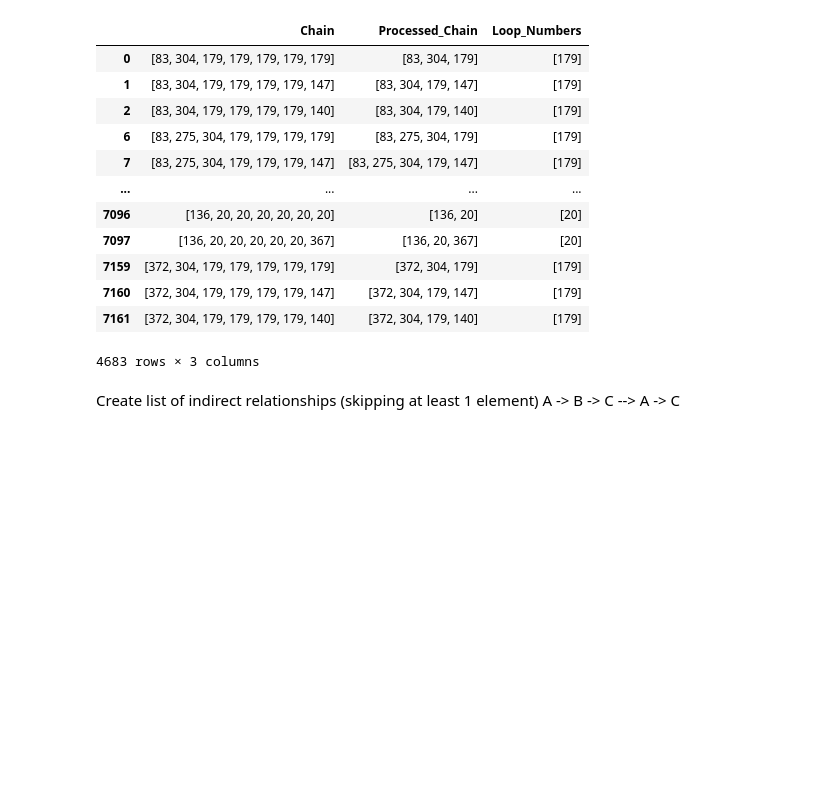
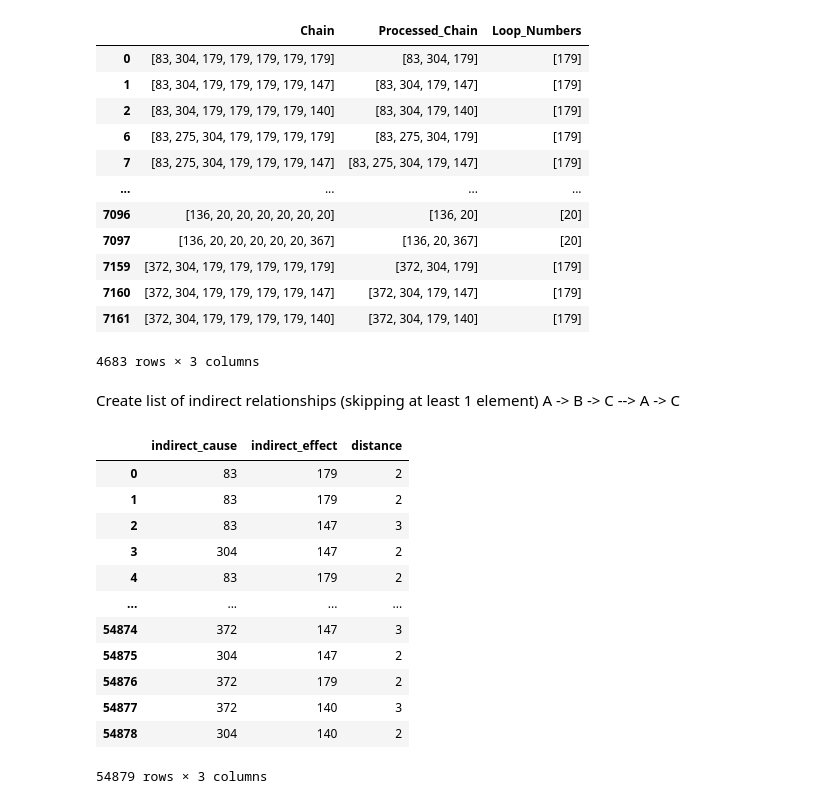
Before and after one commit to TimothyKusuma/Master-Thesis, a Jupyter notebook: ipynb_notebooks/inference_degrees.ipynb, the cells around one changed output. Cells and saved outputs as stored; diff of their text form; code cells hidden in the pictures; blank space fills up the shorter version.

```diff
--- a/ipynb_notebooks/inference_degrees.ipynb
+++ b/ipynb_notebooks/inference_degrees.ipynb
@@ -419,3 +415,37 @@ chain_filtered
 # %% [markdown]
 Create list of indirect relationships (skipping at least 1 element)
 A -> B -> C --> A -> C
+# %%
+# Function to find indirect relationships
+def find_indirect_relationships(chain):
+    relationships = []
+    for i in range(len(chain)):
+        for j in range(i + 2, len(chain)):
+            indirect_cause = chain[i]
+            indirect_effect = chain[j]
+            distance = j - i
+            relationships.append((indirect_cause, indirect_effect, distance))
+    return relationships
+
+# Process each chain to find indirect relationships
+indirect_relationships = []
+for processed_chain in chain_filtered['Processed_Chain']:
+    indirect_relationships.extend(find_indirect_relationships(processed_chain))
+
+# Create new dataframe
+indirect_df = pd.DataFrame(indirect_relationships, columns=['indirect_cause', 'indirect_effect', 'distance'])
+indirect_df
+# %% [output]
+|  | indirect_cause | indirect_effect | distance |
+| 0 | 83 | 179 | 2 |
+| 1 | 83 | 179 | 2 |
+| 2 | 83 | 147 | 3 |
+| 3 | 304 | 147 | 2 |
+| 4 | 83 | 179 | 2 |
+| ... | ... | ... | ... |
+| 54874 | 372 | 147 | 3 |
+| 54875 | 304 | 147 | 2 |
+| 54876 | 372 | 179 | 2 |
+| 54877 | 372 | 140 | 3 |
+| 54878 | 304 | 140 | 2 |
+54879 rows × 3 columns
```
Also changed, not shown: parts of 7 cells of this notebook.
